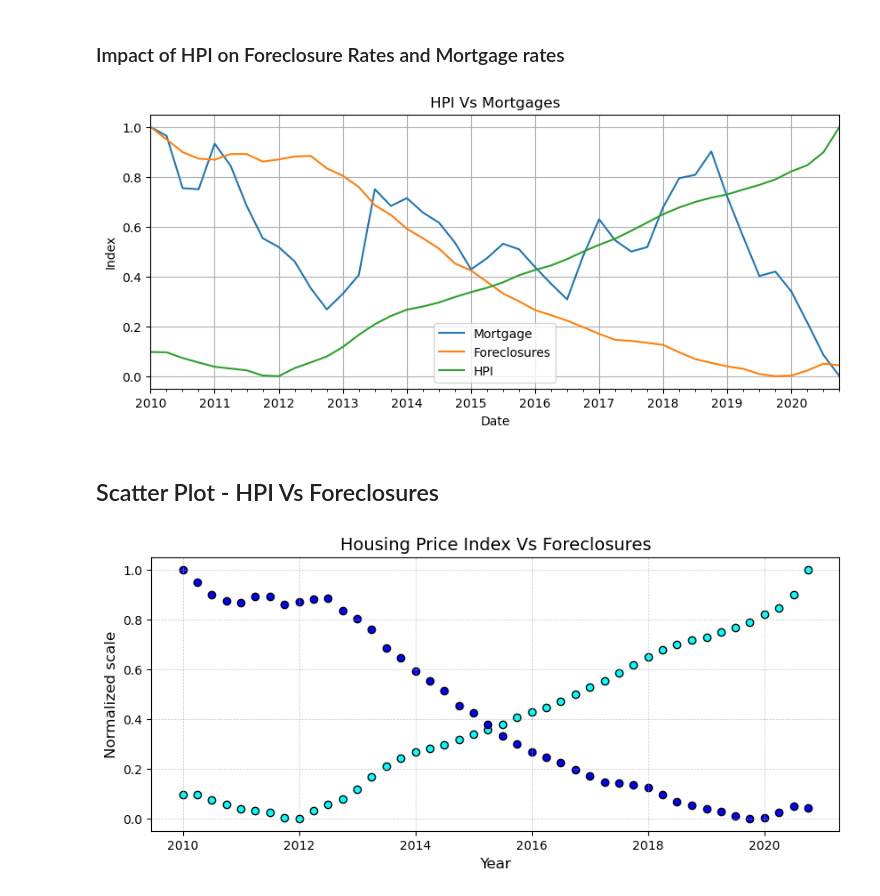
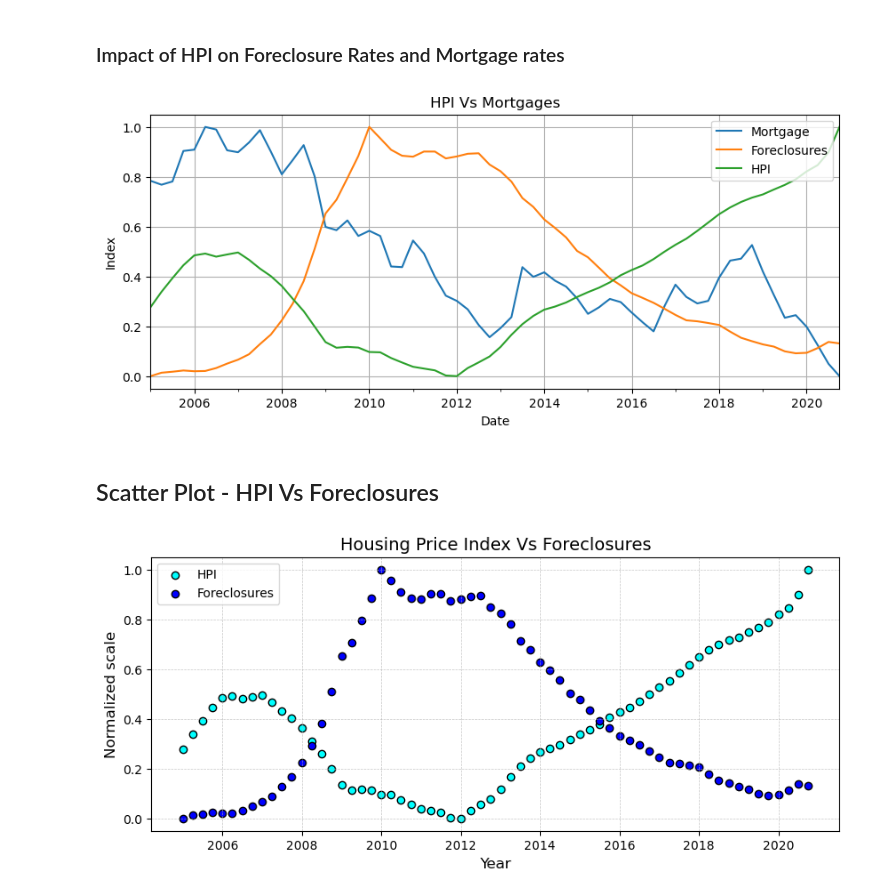
Before and after one commit to xraySMULu/the-big-squeeze, a Jupyter notebook: Code/mn_analysis.ipynb, the cells around one changed output. Saved outputs shown, nothing was run; the diff lists cells and outputs as text; code cells hidden in the pictures.

Commit message:
Updated the graph legend, analysis and conclusions

```diff
--- a/Code/mn_analysis.ipynb
+++ b/Code/mn_analysis.ipynb
@@ -166,7 +166,7 @@ display(housing_df.head())
 # Slice the dataframe to align the timelines of both data frames to include 13 years of data from 2013-01-01 to 2023-06-01
 cpi_df=cpi_df.loc['2010-01-01':'2023-06-01']
 hpi_df=hpi_df.loc['2010-01-01':'2023-06-01']
-housing_df=housing_df.loc['2010-01-01':'2023-06-01']
+housing_df=housing_df.loc['2005-01-01':'2023-06-01']
 
 #Handle missing values
 cpi_df.dropna()
@@ -402,19 +410,20 @@ plt.ylabel('Index')
 plt.grid()
 plt.show()
 # %% [output]
-[figure, old version]
+[figure, new version]
 # %% [markdown]
 ## Scatter Plot - HPI Vs Foreclosures
 # %%
 #Scatter plot HPI vs Foreclosures
 plt.figure(figsize=(10, 4))
-plt.scatter(housing_df.index,housing_df['HPI'], marker="o", facecolors="cyan", edgecolors="black", label='Data Points')
-plt.scatter(housing_df.index,housing_df['Foreclosures'], marker="o", facecolors="blue", edgecolors="black", label='Data Points')
+plt.scatter(housing_df.index,housing_df['HPI'], marker="o", facecolors="cyan", edgecolors="black", label='HPI')
+plt.scatter(housing_df.index,housing_df['Foreclosures'], marker="o", facecolors="blue", edgecolors="black", label='Foreclosures')
 #plt.scatter(housing_df.index,housing_df['Mortgage'], marker="o", facecolors="orange", edgecolors="black", label='Data Points')
 plt.title("Housing Price Index Vs Foreclosures", fontsize=14)
 plt.xlabel("Year", fontsize=12)
 plt.ylabel("Normalized scale", fontsize=12)
 plt.grid(True, linestyle='--', linewidth=0.5, alpha=0.7)
+plt.legend()
 plt.show()
 # %% [output]
-[figure, old version]
+[figure, new version]
```
Also changed, not shown: parts of 14 cells of this notebook.
